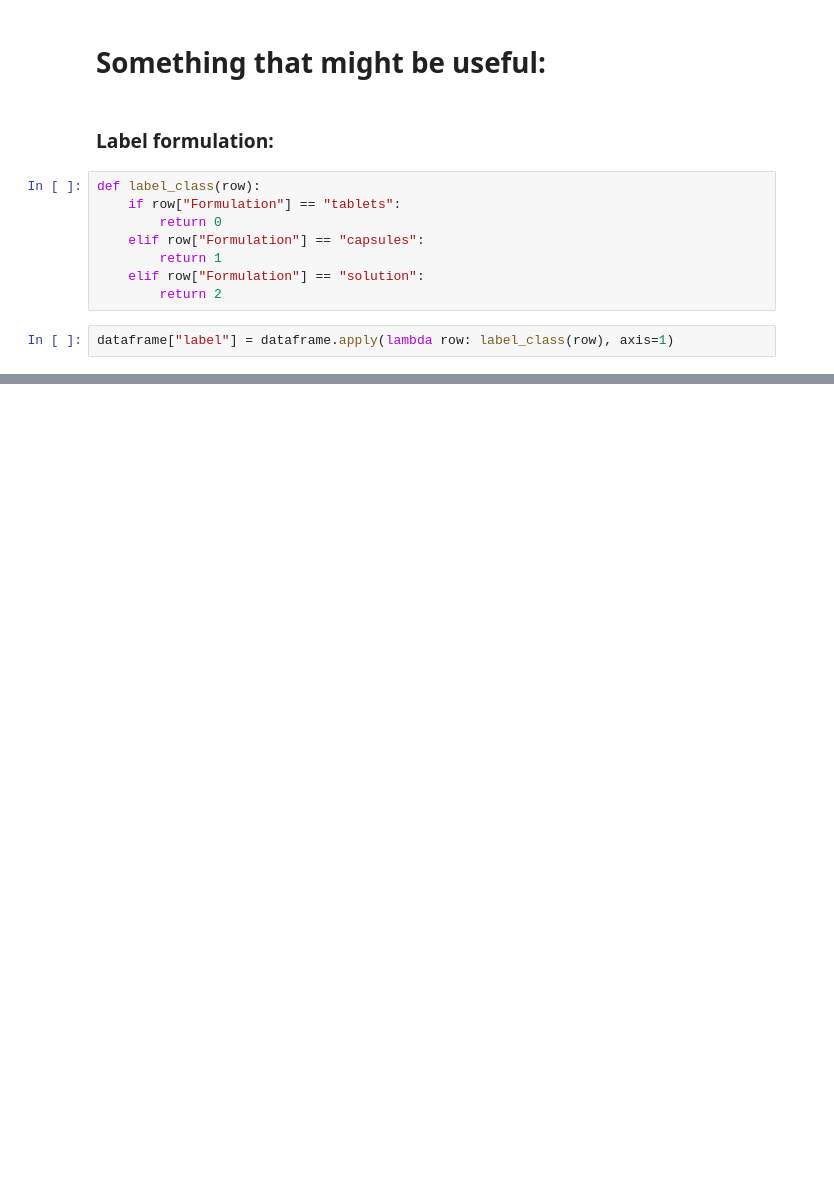
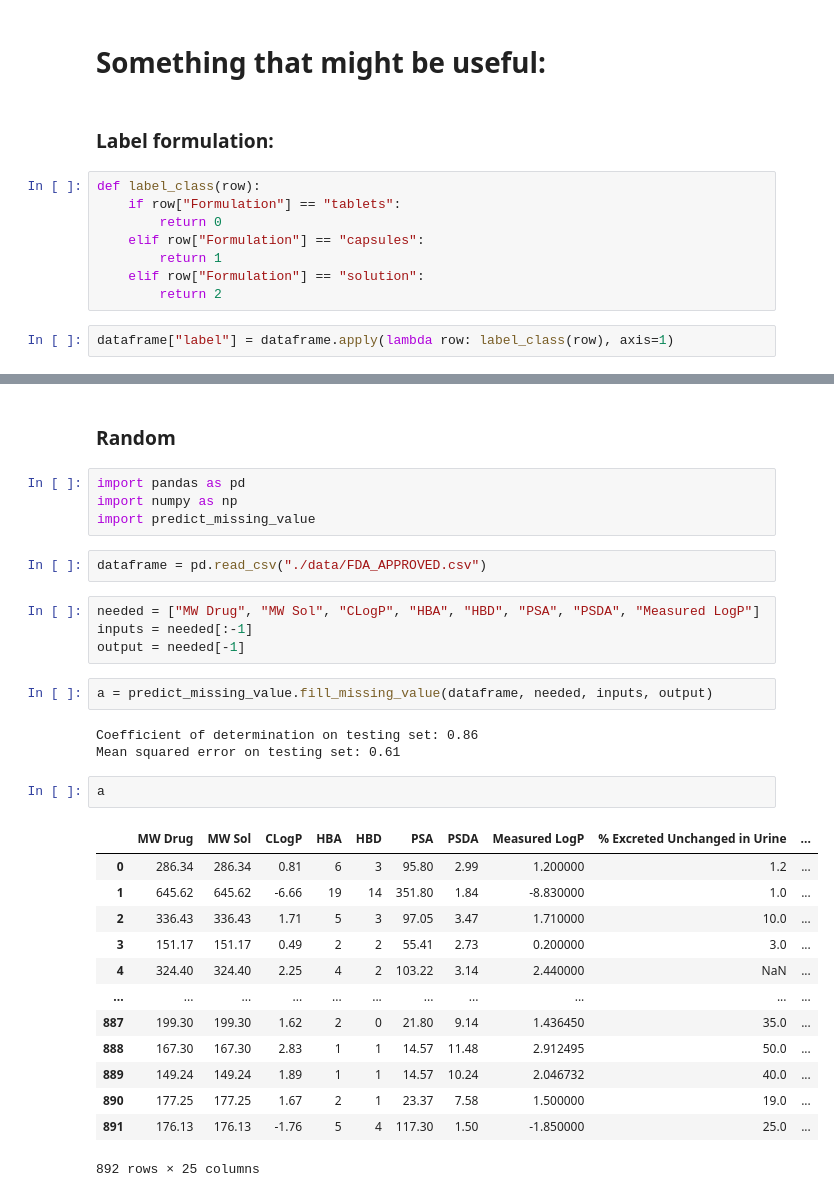
Before and after one commit to Chenyi-Mao/formulation, a Jupyter notebook: formulation/predict_missing_val.ipynb, the cells around one changed output, grey strips where cells are left out. Drawn from its saved outputs; the diff is of its cells as text; blank space fills up the shorter version.

Commit message:
finished 'missing values' submodule

```diff
--- a/formulation/predict_missing_val.ipynb
+++ b/formulation/predict_missing_val.ipynb
@@ -400,0 +320,33 @@ model.evaluate(x_test, y_test)
+# %% [markdown]
+### Random
+# %%
+import pandas as pd
+import numpy as np
+import predict_missing_value
+# %%
+dataframe = pd.read_csv("./data/FDA_APPROVED.csv")
+# %%
+needed = ["MW Drug", "MW Sol", "CLogP", "HBA", "HBD", "PSA", "PSDA", "Measured LogP"]
+inputs = needed[:-1]
+output = needed[-1]
+# %%
+a = predict_missing_value.fill_missing_value(dataframe, needed, inputs, output)
+# %% [output]
+Coefficient of determination on testing set: 0.86
+Mean squared error on testing set: 0.61
+# %%
+a
+# %% [output]
+|  | MW Drug | MW Sol | CLogP | HBA | HBD | PSA | PSDA | Measured LogP | % Excreted Unchanged in Urine | ... |
+| 0 | 286.34 | 286.34 | 0.81 | 6 | 3 | 95.80 | 2.99 | 1.200000 | 1.2 | ... |
+| 1 | 645.62 | 645.62 | -6.66 | 19 | 14 | 351.80 | 1.84 | -8.830000 | 1.0 | ... |
+| 2 | 336.43 | 336.43 | 1.71 | 5 | 3 | 97.05 | 3.47 | 1.710000 | 10.0 | ... |
+| 3 | 151.17 | 151.17 | 0.49 | 2 | 2 | 55.41 | 2.73 | 0.200000 | 3.0 | ... |
+| 4 | 324.40 | 324.40 | 2.25 | 4 | 2 | 103.22 | 3.14 | 2.440000 | NaN | ... |
+| ... | ... | ... | ... | ... | ... | ... | ... | ... | ... | ... |
+| 887 | 199.30 | 199.30 | 1.62 | 2 | 0 | 21.80 | 9.14 | 1.436450 | 35.0 | ... |
+| 888 | 167.30 | 167.30 | 2.83 | 1 | 1 | 14.57 | 11.48 | 2.912495 | 50.0 | ... |
+| 889 | 149.24 | 149.24 | 1.89 | 1 | 1 | 14.57 | 10.24 | 2.046732 | 40.0 | ... |
+| 890 | 177.25 | 177.25 | 1.67 | 2 | 1 | 23.37 | 7.58 | 1.500000 | 19.0 | ... |
+| 891 | 176.13 | 176.13 | -1.76 | 5 | 4 | 117.30 | 1.50 | -1.850000 | 25.0 | ... |
+892 rows × 25 columns
```
Also changed, not shown: parts of 21 cells of this notebook, 1 other file.
